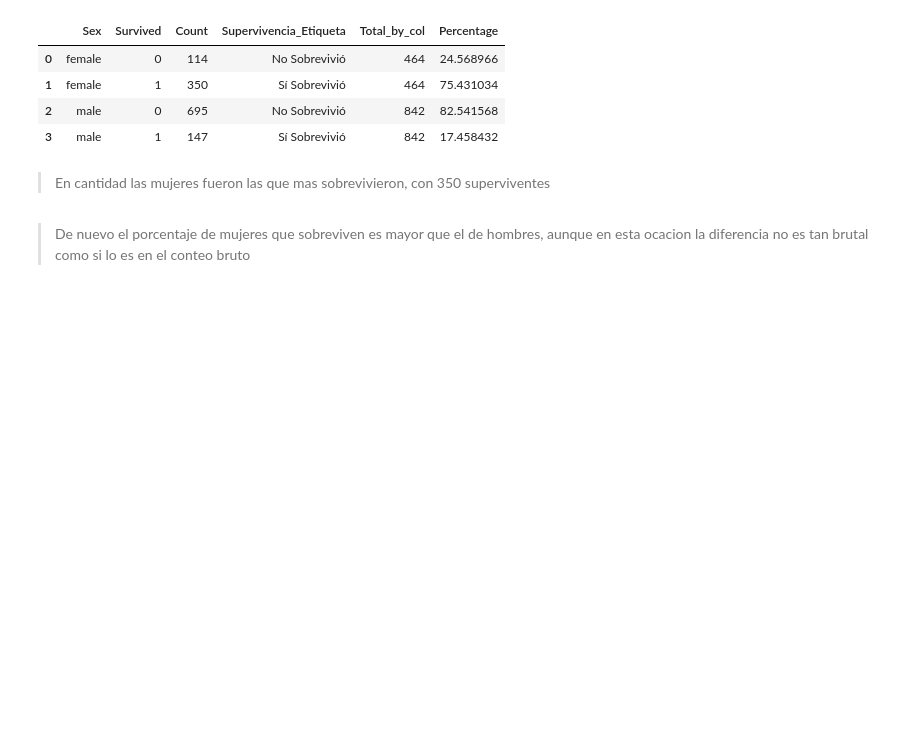
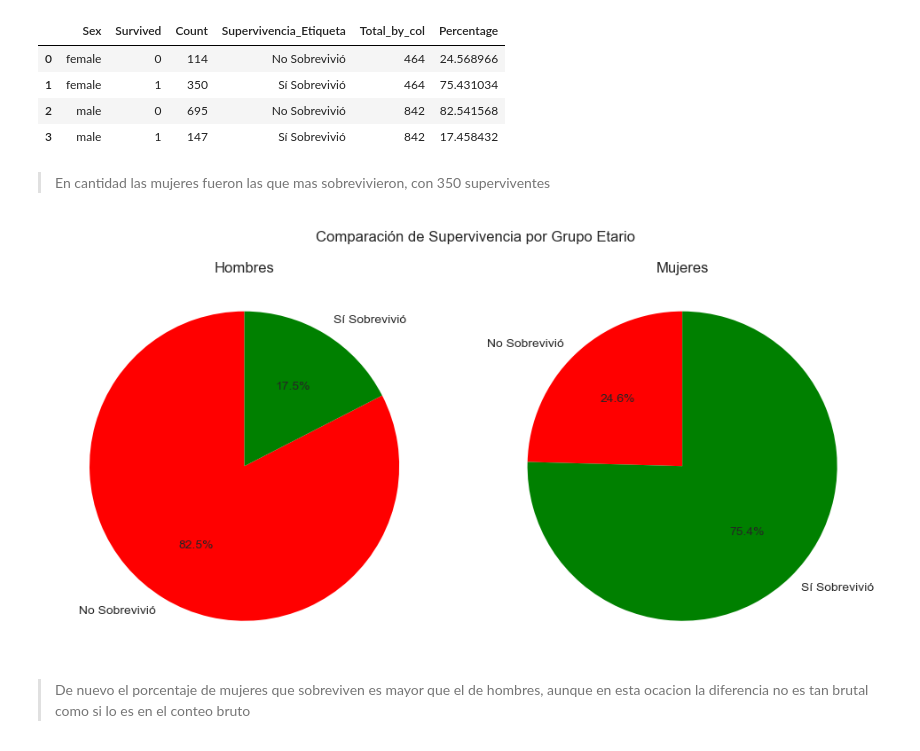
Before and after one commit to juanpablocarrillohortua/taller-pandas-titanic-grupo-1, a Jupyter notebook: notebooks/proyecto titanic.ipynb, the cells around one changed output. Cells and saved outputs as stored; diff of their text form; code cells hidden in the pictures; blank space fills up the shorter version.

Commit message:
Correccion grafica hombres-mujeres

```diff
--- a/notebooks/proyecto titanic.ipynb
+++ b/notebooks/proyecto titanic.ipynb
@@ -887,6 +886,8 @@ print(dir(tablas_cruzadas))
 ## ¿Sobrevivieron más mujeres que hombres?
 # %%
 df_grouped = tablas_cruzadas.cruzar_por_survived(df, 'Sex')
+df_men = df_grouped[df_grouped['Sex'] == 'male']
+df_women = df_grouped[df_grouped['Sex'] == 'female']
 df_grouped
 # %% [output]
 |  | Sex | Survived | Count | Supervivencia_Etiqueta | Total_by_col | Percentage |
@@ -898,6 +899,10 @@ df_grouped
 plots.bar(x='Sex', y='Count', color='Supervivencia_Etiqueta', title='Conteo de Supervivientes y No Sobrevivientes por Género', data=df_grouped)
 # %% [markdown]
 > En cantidad las mujeres fueron las que mas sobrevivieron, con 350 superviventes
+# %%
+plots.pie(datas=[df_men, df_women], titles=['Hombres', 'Mujeres'], col='Percentage', n_pies=2)
+# %% [output]
+[figure, added]
 # %% [markdown]
 >  De nuevo el porcentaje de mujeres que sobreviven es mayor que el de hombres, aunque en esta ocacion la diferencia no es tan brutal como si lo es en el conteo bruto
 # %%
```
Also changed, not shown: parts of 15 cells of this notebook.
